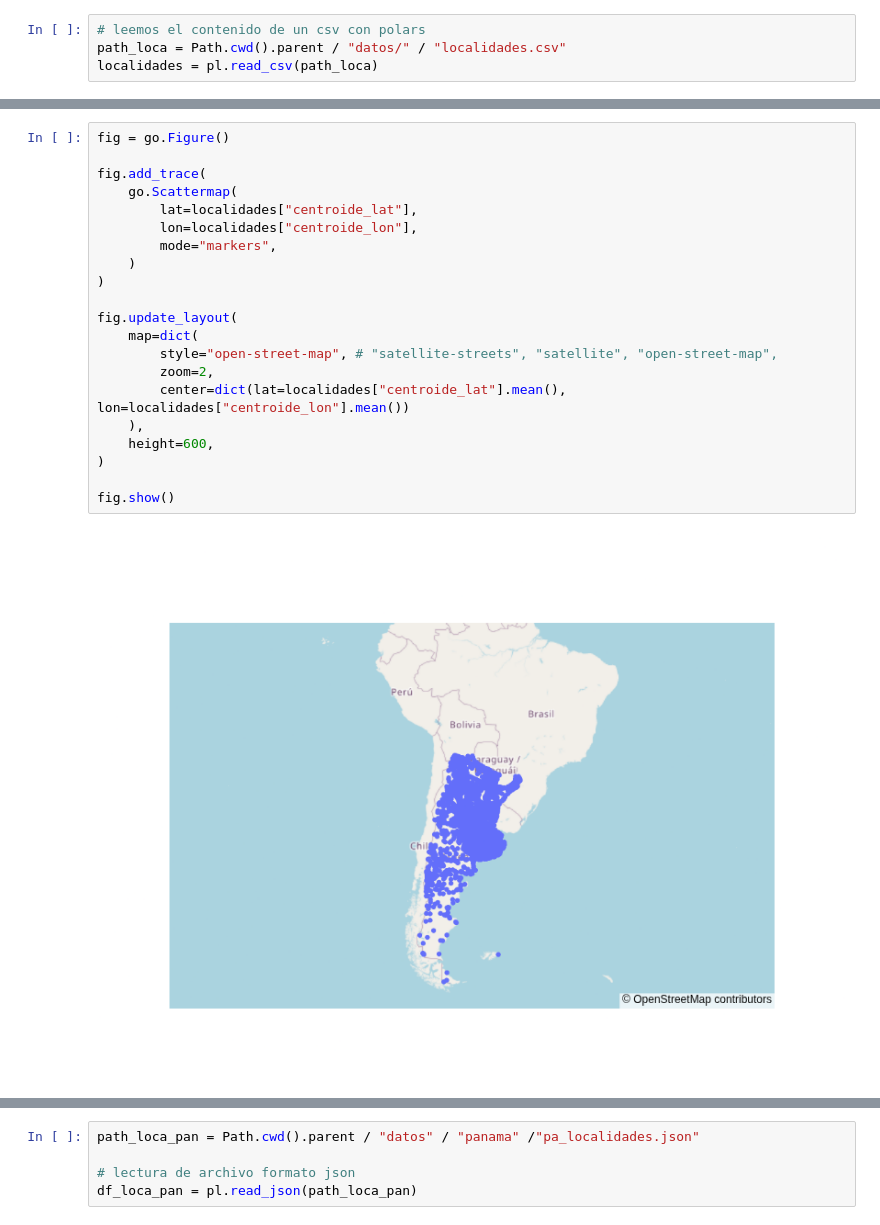
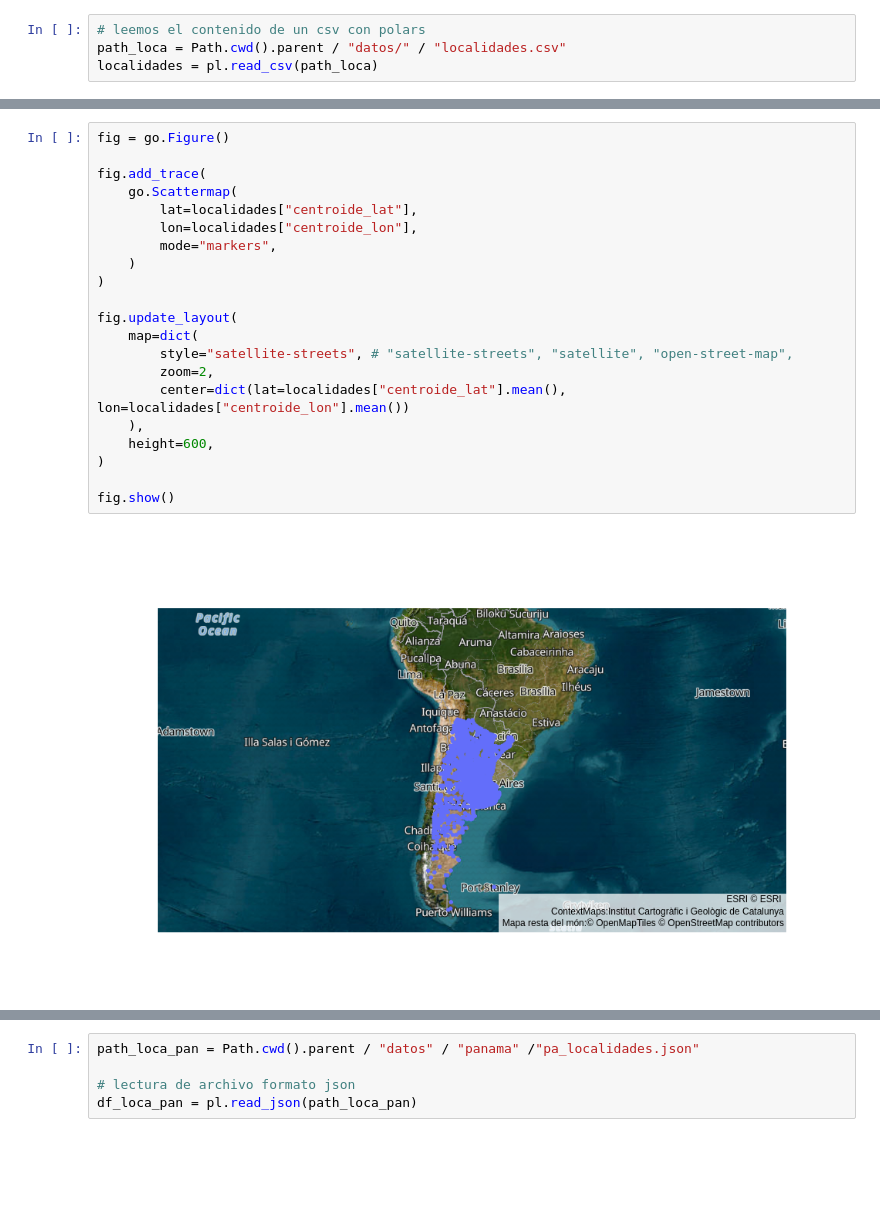
Before and after one commit to emilopez/datascience-course, a Jupyter notebook: clases/clase_05_numpy_y_plot.ipynb, the cells around one changed output, grey strips where cells are left out. Drawn from its saved outputs; the diff is of its cells as text; blank space fills up the shorter version.

```diff
--- a/clases/clase_05_numpy_y_plot.ipynb
+++ b/clases/clase_05_numpy_y_plot.ipynb
@@ -433,26 +537,26 @@ shape: (4_037, 14)
 # %%
 fig = go.Figure()
 
 fig.add_trace(
     go.Scattermap(
         lat=localidades["centroide_lat"],
         lon=localidades["centroide_lon"],
         mode="markers",
     )
 )
 
 fig.update_layout(
     map=dict(
-        style="open-street-map", # "satellite-streets", "satellite", "open-street-map",
+        style="satellite-streets", # "satellite-streets", "satellite", "open-street-map",
         zoom=2,
         center=dict(lat=localidades["centroide_lat"].mean(), lon=localidades["centroide_lon"].mean())
     ),
     height=600,
 )
 
 fig.show()
 # %% [output]
-[figure, old version]
+[figure, new version]
 # %%
 fig = go.Figure()
 
```
Also changed, not shown: parts of 57 cells of this notebook.
